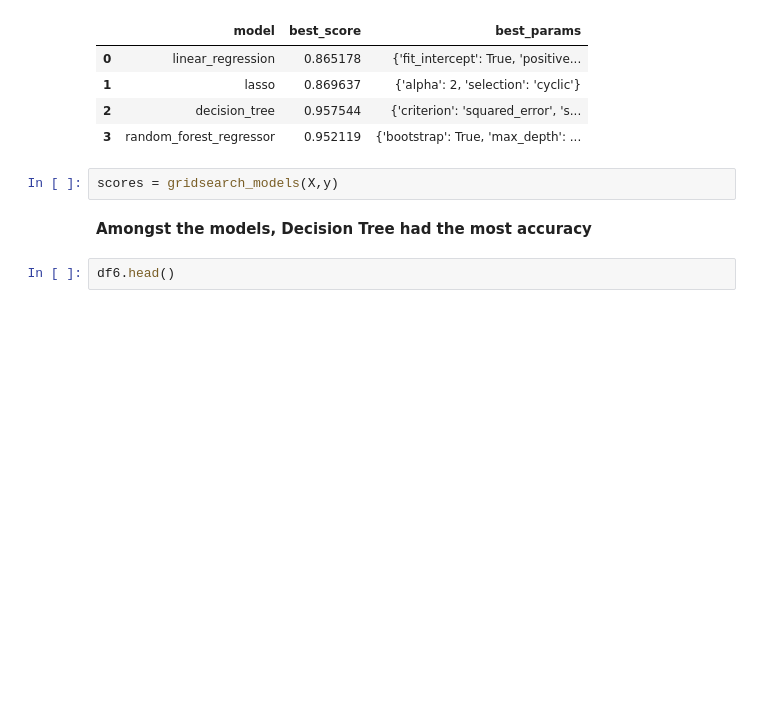
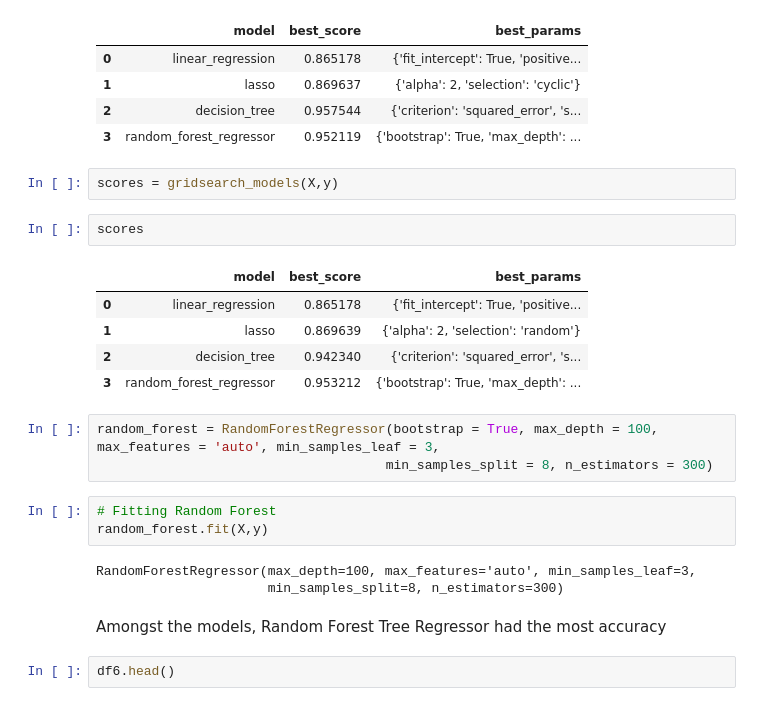
Before and after one commit to algymud510/London-House-Price-Prediction, a Jupyter notebook: model/London House Price Prediction.ipynb, the cells around one changed output. Cells and saved outputs as stored; diff of their text form; blank space fills up the shorter version.

```diff
--- a/model/London House Price Prediction.ipynb
+++ b/model/London House Price Prediction.ipynb
@@ -661,8 +669,25 @@ gridsearch_models(X,y)
 | 3 | random_forest_regressor | 0.952119 | {'bootstrap': True, 'max_depth': ... |
 # %%
 scores = gridsearch_models(X,y)
+# %%
+scores
+# %% [output]
+|  | model | best_score | best_params |
+| 0 | linear_regression | 0.865178 | {'fit_intercept': True, 'positive... |
+| 1 | lasso | 0.869639 | {'alpha': 2, 'selection': 'random'} |
+| 2 | decision_tree | 0.942340 | {'criterion': 'squared_error', 's... |
+| 3 | random_forest_regressor | 0.953212 | {'bootstrap': True, 'max_depth': ... |
+# %%
+random_forest = RandomForestRegressor(bootstrap = True, max_depth = 100, max_features = 'auto', min_samples_leaf = 3,
+                                     min_samples_split = 8, n_estimators = 300)
+# %%
+# Fitting Random Forest
+random_forest.fit(X,y)
+# %% [output]
+RandomForestRegressor(max_depth=100, max_features='auto', min_samples_leaf=3,
+                      min_samples_split=8, n_estimators=300)
 # %% [markdown]
-__Amongst the models, Decision Tree had the most accuracy__
+Amongst the models, Random Forest Tree Regressor had the most accuracy
 # %%
 df6.head()
 # %% [output]
```
Also changed, not shown: parts of 20 cells of this notebook, 1 other file.
